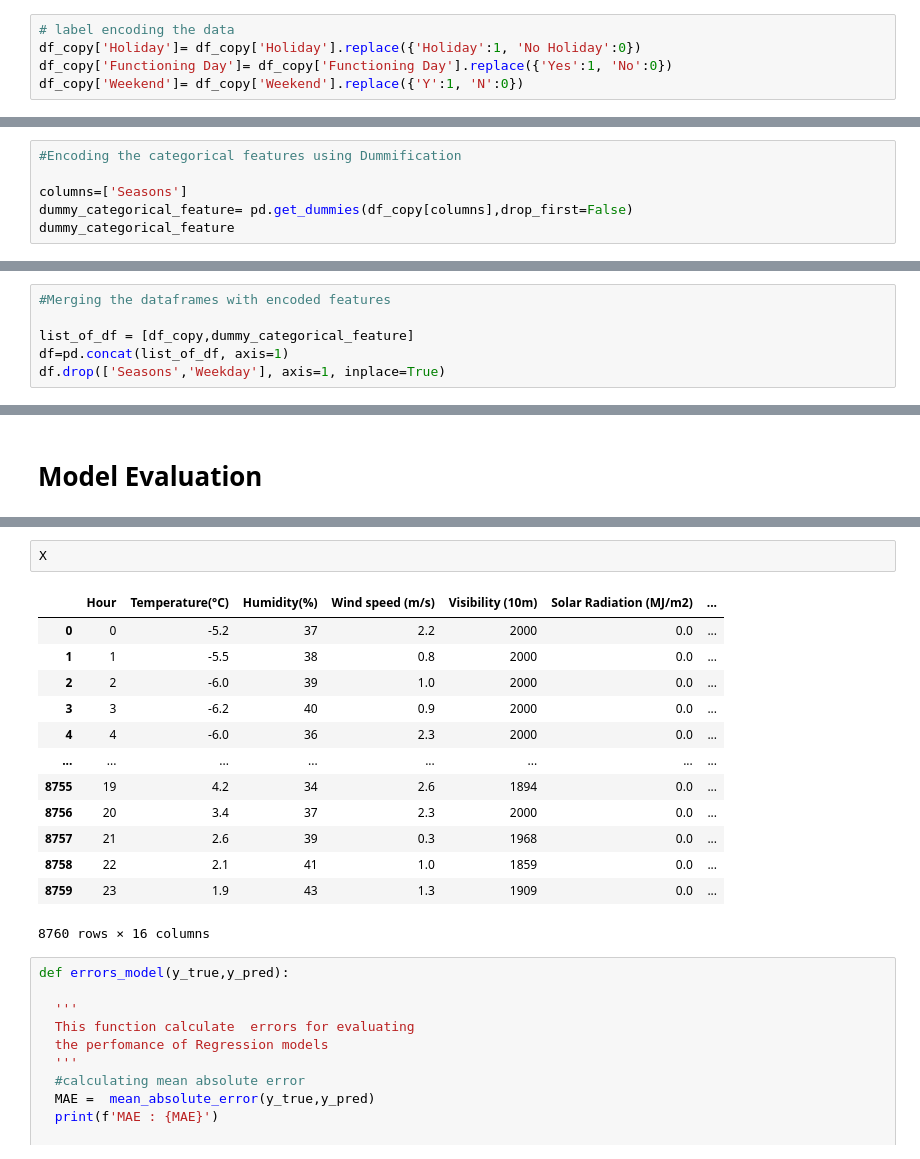
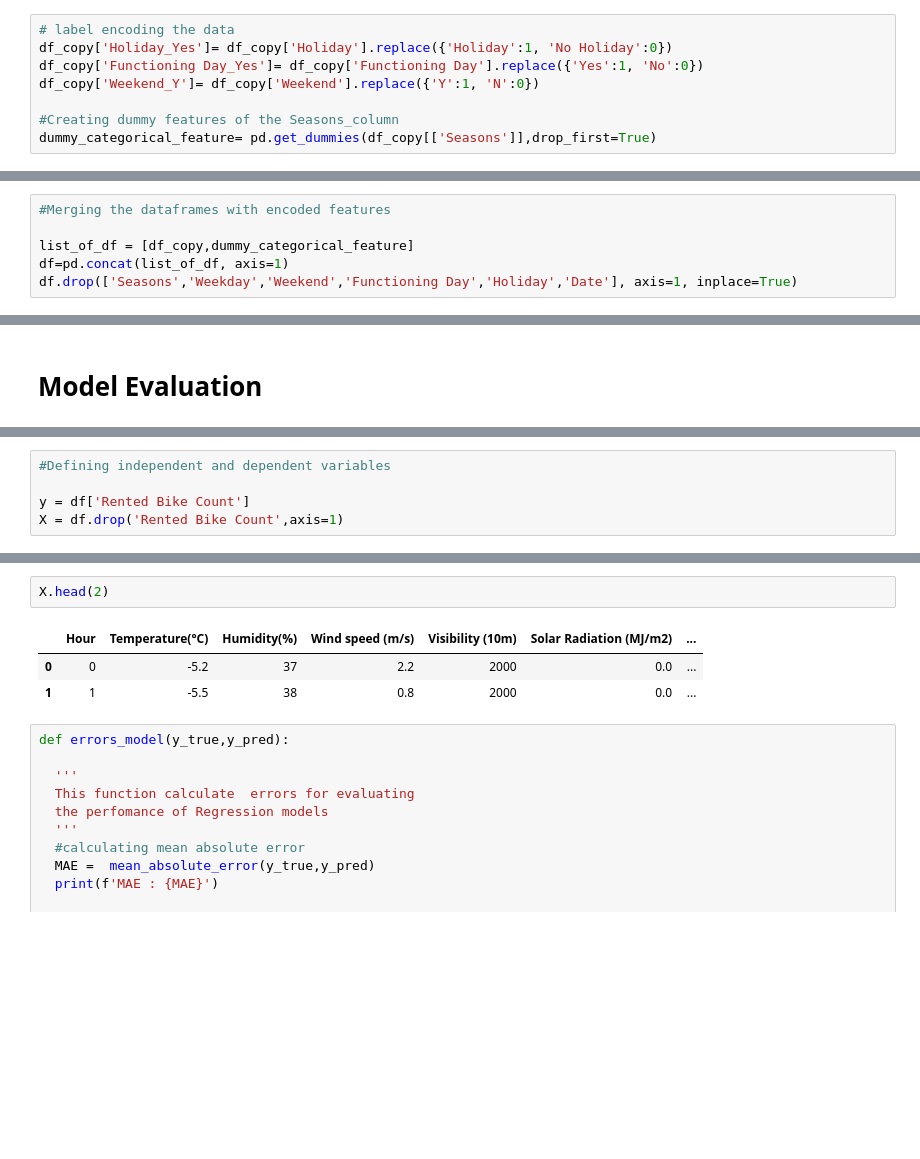
Before and after one commit to RadhikaRM/BikeShareDemandprediction, a Jupyter notebook: Bike_Sharing_Prediction.ipynb, the cells around one changed output, grey strips where cells are left out. Drawn from its saved outputs; the diff is of its cells as text; blank space fills up the shorter version.

```diff
--- a/Bike_Sharing_Prediction.ipynb
+++ b/Bike_Sharing_Prediction.ipynb
@@ -488,5 +507,8 @@ categorical_columns=['Seasons']
 # %%
 # label encoding the data
-df_copy['Holiday']= df_copy['Holiday'].replace({'Holiday':1, 'No Holiday':0})
-df_copy['Functioning Day']= df_copy['Functioning Day'].replace({'Yes':1, 'No':0})
-df_copy['Weekend']= df_copy['Weekend'].replace({'Y':1, 'N':0})
+df_copy['Holiday_Yes']= df_copy['Holiday'].replace({'Holiday':1, 'No Holiday':0})
+df_copy['Functioning Day_Yes']= df_copy['Functioning Day'].replace({'Yes':1, 'No':0})
+df_copy['Weekend_Y']= df_copy['Weekend'].replace({'Y':1, 'N':0})
+
+#Creating dummy features of the Seasons_column
+dummy_categorical_feature= pd.get_dummies(df_copy[['Seasons']],drop_first=True)
@@ -499,9 +535,3 @@ df_copy.head(5)
 | 2 | 2017-12-01 | 173 | 2 | -6.0 | 39 | 1.0 | 2000 | ... |
 | 3 | 2017-12-01 | 107 | 3 | -6.2 | 40 | 0.9 | 2000 | ... |
 | 4 | 2017-12-01 | 78 | 4 | -6.0 | 36 | 2.3 | 2000 | ... |
-# %%
-#Encoding the categorical features using Dummification
-
-columns=['Seasons']
-dummy_categorical_feature= pd.get_dummies(df_copy[columns],drop_first=False)
-dummy_categorical_feature
@@ -524,5 +540,5 @@ dummy_categorical_feature
 
 list_of_df = [df_copy,dummy_categorical_feature]
 df=pd.concat(list_of_df, axis=1)
-df.drop(['Seasons','Weekday'], axis=1, inplace=True)
+df.drop(['Seasons','Weekday','Weekend','Functioning Day','Holiday','Date'], axis=1, inplace=True)
 # %%
@@ -549,0 +558,5 @@ from sklearn.metrics import mean_squared_error,mean_absolute_error,r2_score
+# %%
+#Defining independent and dependent variables
+
+y = df['Rented Bike Count']
+X = df.drop('Rented Bike Count',axis=1)
@@ -557,20 +572,10 @@ Index(['Hour', 'Temperature(°C)', 'Humidity(%)', 'Wind speed (m/s)',
       dtype='object')
 # %%
-X
+X.head(2)
 # %% [output]
 |  | Hour | Temperature(°C) | Humidity(%) | Wind speed (m/s) | Visibility (10m) | Solar Radiation (MJ/m2) | ... |
 | 0 | 0 | -5.2 | 37 | 2.2 | 2000 | 0.0 | ... |
 | 1 | 1 | -5.5 | 38 | 0.8 | 2000 | 0.0 | ... |
-| 2 | 2 | -6.0 | 39 | 1.0 | 2000 | 0.0 | ... |
-| 3 | 3 | -6.2 | 40 | 0.9 | 2000 | 0.0 | ... |
-| 4 | 4 | -6.0 | 36 | 2.3 | 2000 | 0.0 | ... |
-| ... | ... | ... | ... | ... | ... | ... | ... |
-| 8755 | 19 | 4.2 | 34 | 2.6 | 1894 | 0.0 | ... |
-| 8756 | 20 | 3.4 | 37 | 2.3 | 2000 | 0.0 | ... |
-| 8757 | 21 | 2.6 | 39 | 0.3 | 1968 | 0.0 | ... |
-| 8758 | 22 | 2.1 | 41 | 1.0 | 1859 | 0.0 | ... |
-| 8759 | 23 | 1.9 | 43 | 1.3 | 1909 | 0.0 | ... |
-8760 rows × 16 columns
 # %%
 def errors_model(y_true,y_pred):
 
```
Also changed, not shown: parts of 31 cells of this notebook.
